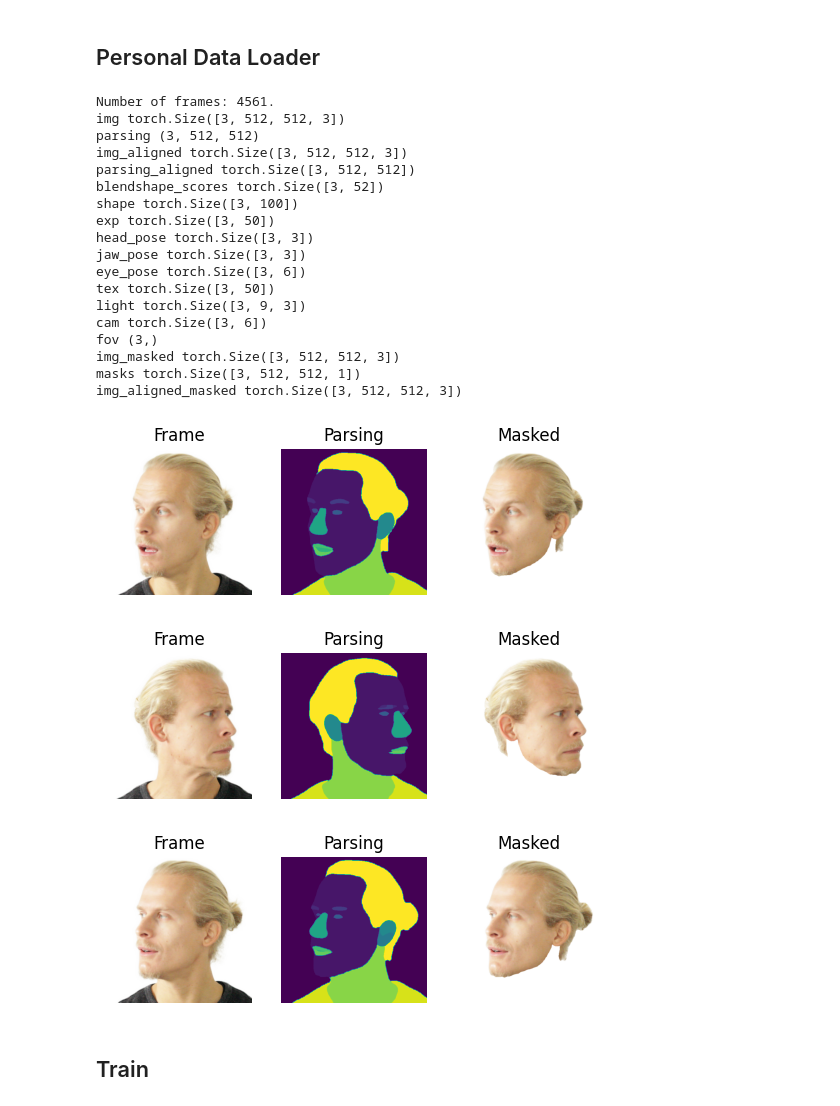
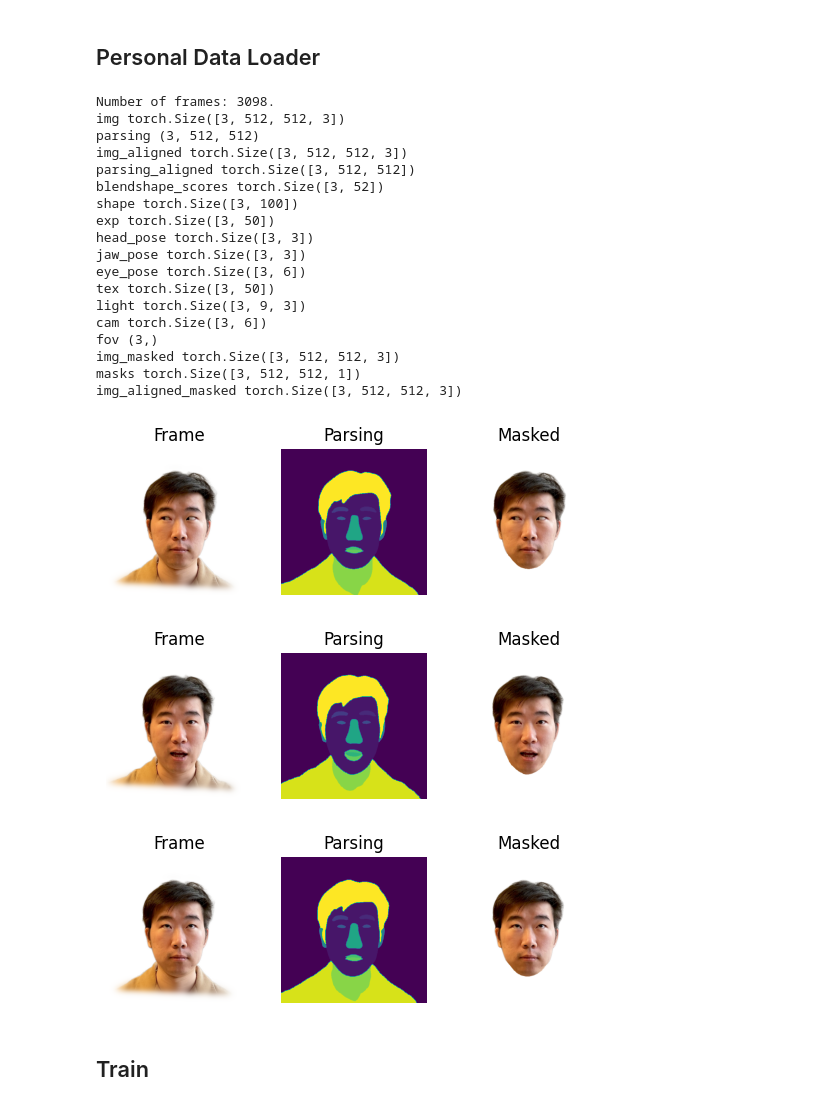
Before and after one commit to PeizhiYan/gaussian-dejavu, a Jupyter notebook: examples/Personalize-Avatar.ipynb, the cells around one changed output. Drawn from its saved outputs; the diff is of its cells as text; code cells hidden in the pictures.

```diff
--- a/examples/Personalize-Avatar.ipynb
+++ b/examples/Personalize-Avatar.ipynb
@@ -45,9 +45,9 @@ Gaussian DejaVu Framework Created.
 # Please first follow the flame-head-tracker to reconstruct the FLAME parameters
 # https://github.com/PeizhiYan/flame-head-tracker
 
-# dataset_path = '/mnt/data4_hdd/peizhi/Datasets/inhouse-blendshapes/Peizhi-Demo-v4.1-photometric'
+dataset_path = '/mnt/data4_hdd/peizhi/Datasets/inhouse-blendshapes/Peizhi-Demo-v4.1'
 # dataset_path = '/mnt/data4_hdd/peizhi/Datasets/avatar-datasets-processed/IMAvatar_tracker_4.1/subject1'
-dataset_path = '/mnt/data4_hdd/peizhi/Datasets/avatar-datasets-processed/IMAvatar_tracker_4.1/subject2'
+# dataset_path = '/mnt/data4_hdd/peizhi/Datasets/avatar-datasets-processed/IMAvatar_tracker_4.1/subject2'
 personal_dataloader = PersonalDataLoader(dataset_path=dataset_path, device=device, shuffle=True)
 
 batch_data = personal_dataloader.next_random_batch(batch_size=3)
@@ -58,37 +58,37 @@ for key in batch_data:
     except:
         pass
 
 for i in range(len(batch_data['fid'])):
     plt.figure()
     plt.subplot(1,3,1)
     plt.imshow(batch_data['img'][i].detach().cpu()); plt.axis('off'); plt.title('Frame')
     plt.subplot(1,3,2)
     plt.imshow(batch_data['parsing'][i]); plt.axis('off'); plt.title('Parsing')
     plt.subplot(1,3,3)
     plt.imshow(batch_data['img_masked'][i].detach().cpu()); plt.axis('off'); plt.title('Masked')
     plt.show()
 # %% [output]
-Number of frames: 4561.
+Number of frames: 3098.
 img torch.Size([3, 512, 512, 3])
 parsing (3, 512, 512)
 img_aligned torch.Size([3, 512, 512, 3])
 parsing_aligned torch.Size([3, 512, 512])
 blendshape_scores torch.Size([3, 52])
 shape torch.Size([3, 100])
 exp torch.Size([3, 50])
 head_pose torch.Size([3, 3])
 jaw_pose torch.Size([3, 3])
 eye_pose torch.Size([3, 6])
 tex torch.Size([3, 50])
 light torch.Size([3, 9, 3])
 cam torch.Size([3, 6])
 fov (3,)
 img_masked torch.Size([3, 512, 512, 3])
 masks torch.Size([3, 512, 512, 1])
 img_aligned_masked torch.Size([3, 512, 512, 3])
-[figure, old version]
+[figure, new version]
-[figure, old version]
+[figure, new version]
-[figure, old version]
+[figure, new version]
 # %% [markdown]
 ## Train
 # %%
```
Also changed, not shown: parts of 2 cells of this notebook, 1 other file.
